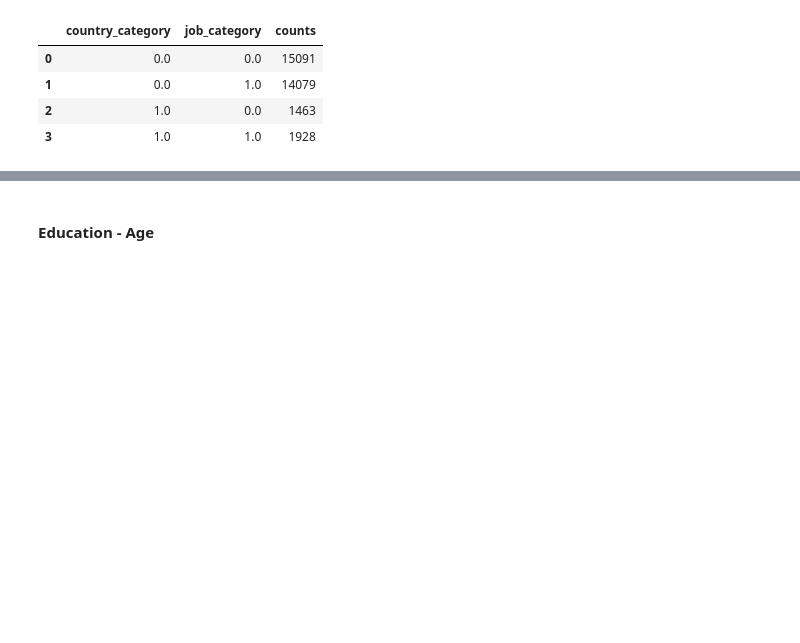
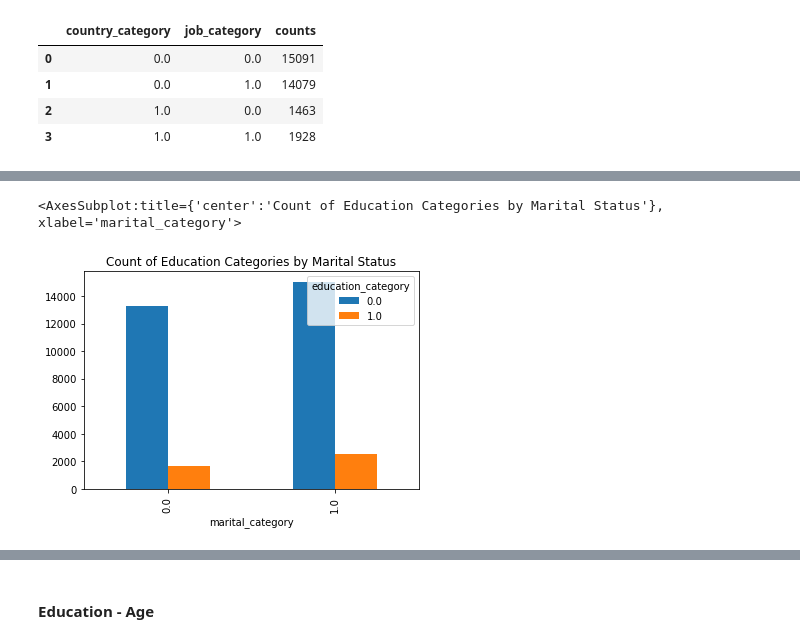
Before and after one commit to mjeong/clessardmjeongsp2021finalproject, a Jupyter notebook: report.ipynb, the cells around one changed output, grey strips where cells are left out. Drawn from its saved outputs; the diff is of its cells as text; code cells hidden in the pictures; blank space fills up the shorter version.

```diff
--- a/report.ipynb
+++ b/report.ipynb
@@ -314,0 +272,7 @@ country_job.unstack().plot(kind="bar")
+# %%
+marital_education_plot = marital_education.unstack().plot(kind="bar")
+marital_education_plot.set_title('Count of Education Categories by Marital Status')
+marital_education_plot
+# %% [output]
+<AxesSubplot:title={'center':'Count of Education Categories by Marital Status'}, xlabel='marital_category'>
+[figure, added]
```
Also changed, not shown: parts of 36 cells of this notebook.
